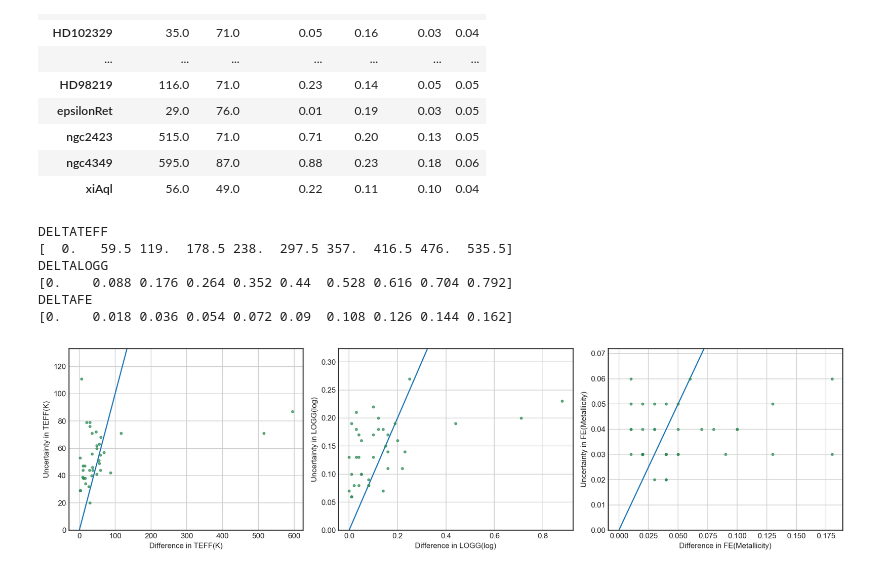
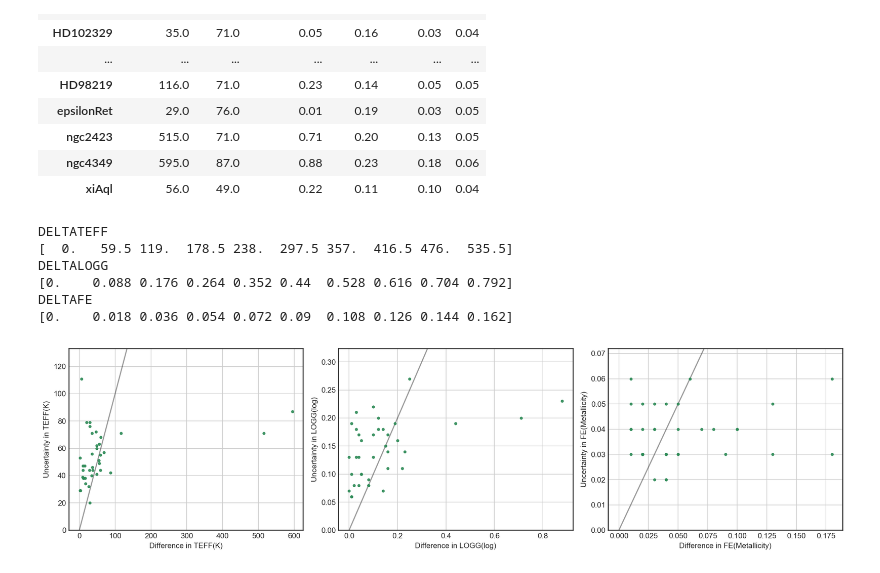
Before and after one commit to jkcarlberg/redgiant_planethosts, a Jupyter notebook: stellar_param_comp.ipynb, the cells around one changed output. Saved outputs shown, nothing was run; the diff lists cells and outputs as text; code cells hidden in the pictures.

Commit message:
comparison plots

```diff
--- a/stellar_param_comp.ipynb
+++ b/stellar_param_comp.ipynb
@@ -108,24 +108,24 @@ cross_ref_df[['DELTATEFF','UTEFF','DELTALOGG','ULOGG','DELTAFE','UFE']]
 # %%
 fig, axes = plt.subplots(1,3, figsize=(15,4), dpi = 150)
 quantities = ['DELTATEFF', 'DELTALOGG', 'DELTAFE']
 uncertainties = ['UTEFF', 'ULOGG', 'UFE']
 units = ['K', 'log', 'Metallicity']
 for idx,ax in enumerate(axes):
     print(quantities[idx])
     x = np.arange(np.max(cross_ref_df[quantities[idx]]), step= np.max(cross_ref_df[quantities[idx]])/10)
     print(x)
-    ax.plot(x,x)
-    ax.plot(cross_ref_df[quantities[idx]], cross_ref_df[uncertainties[idx]], '.', color = 'seagreen', alpha = 0.7)
+    ax.plot(x,x,color='k',alpha=0.4)
+    ax.plot(cross_ref_df[quantities[idx]], cross_ref_df[uncertainties[idx]], '.', color = 'seagreen', alpha = 0.9)
     ax.set_xlabel("Difference in {}({})".format(quantities[idx][5:], units[idx]))
     ax.set_ylabel("Uncertainty in {}({})".format(quantities[idx][5:], units[idx]))
     ax.grid()
     ax.set_ylim(0,1.2*np.max(cross_ref_df[uncertainties[idx]]))
 plt.tight_layout()
 # %% [output]
 DELTATEFF
 [  0.   59.5 119.  178.5 238.  297.5 357.  416.5 476.  535.5]
 DELTALOGG
 [0.    0.088 0.176 0.264 0.352 0.44  0.528 0.616 0.704 0.792]
 DELTAFE
 [0.    0.018 0.036 0.054 0.072 0.09  0.108 0.126 0.144 0.162]
-[figure, old version]
+[figure, new version]
```
